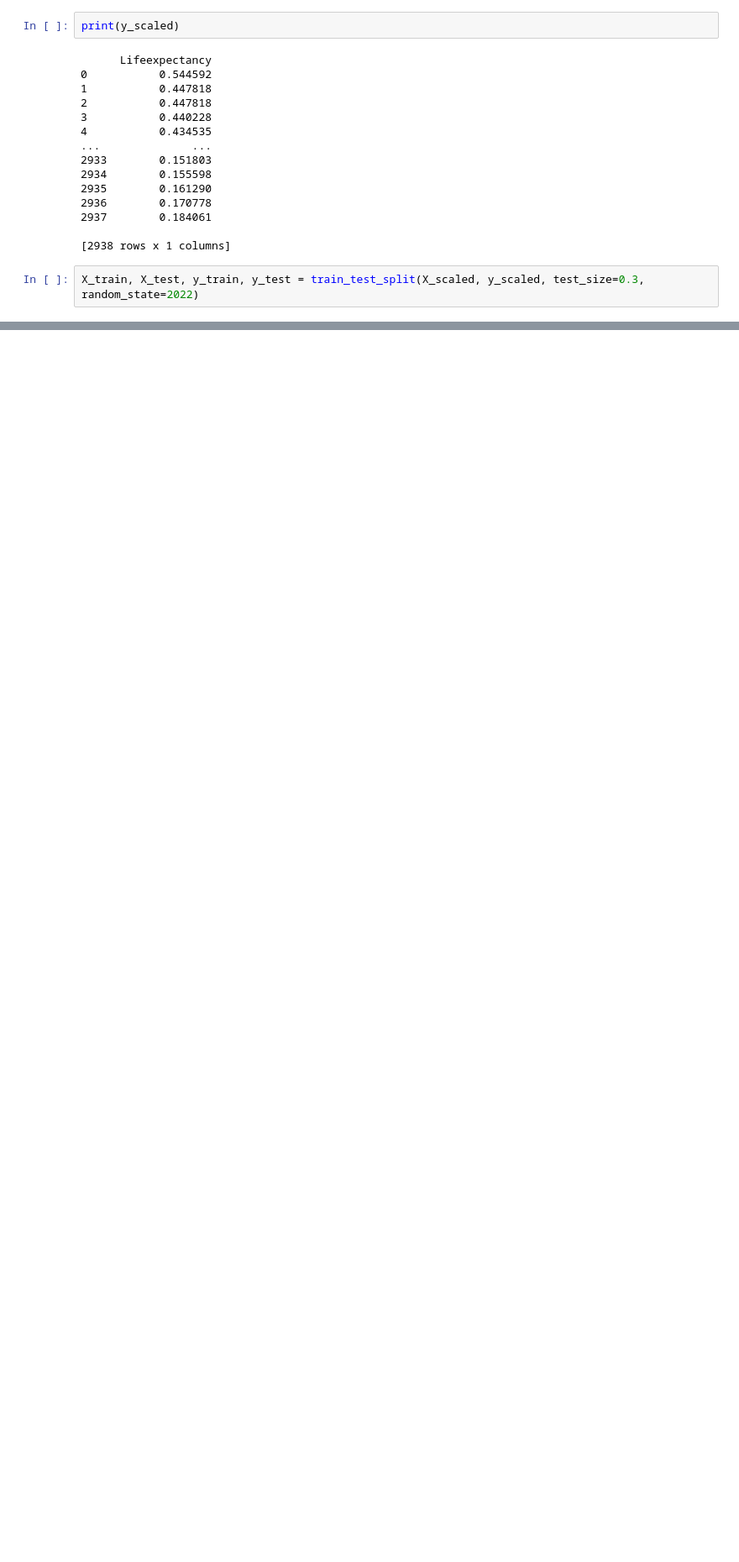
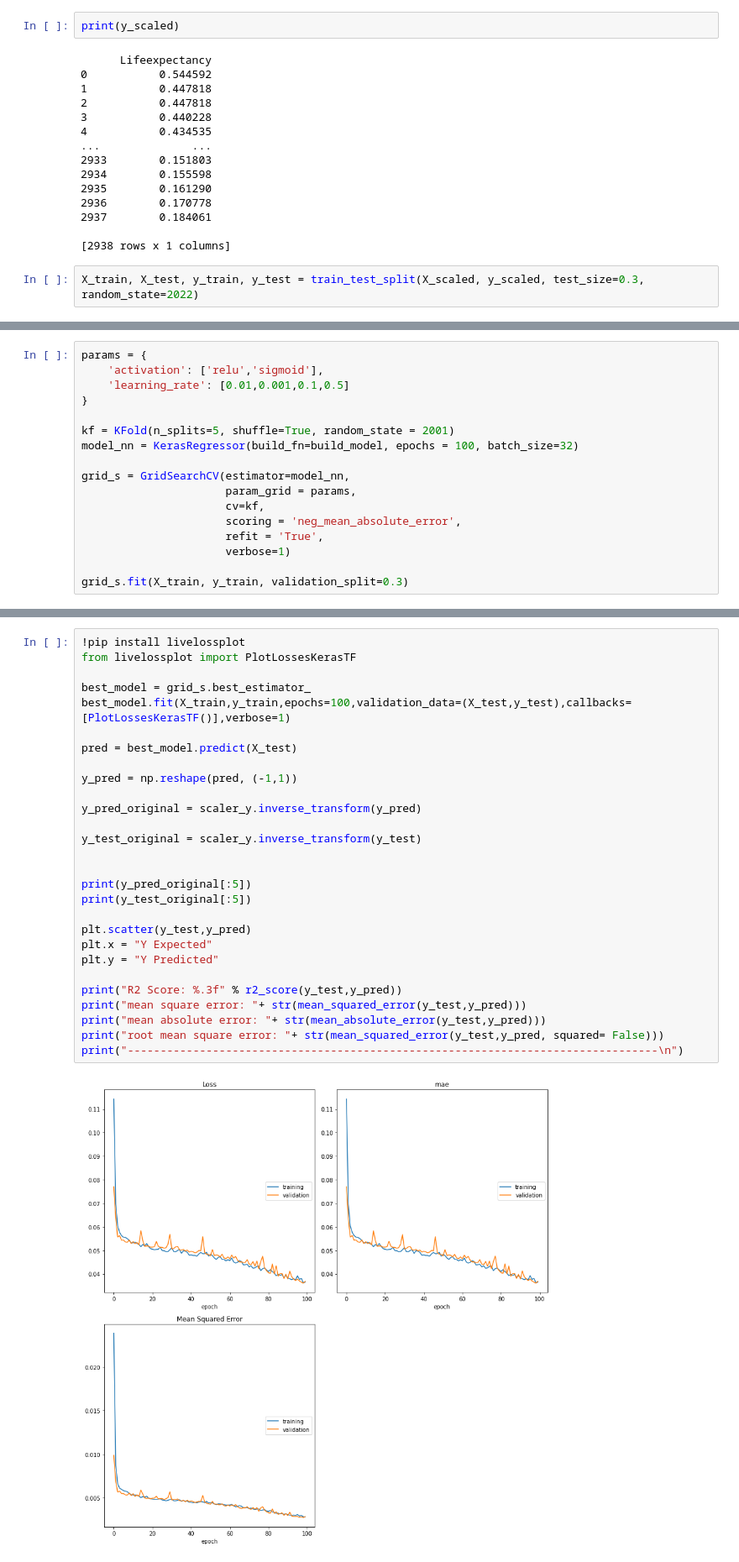
Before and after one commit to MarianaFilipa/DAA, a Jupyter notebook: Grupo_Tarefa/Grupo.ipynb, the cells around one changed output, grey strips where cells are left out. Shown at 84% size. Drawn from its saved outputs; the diff is of its cells as text; blank space fills up the shorter version.

```diff
--- a/Grupo_Tarefa/Grupo.ipynb
+++ b/Grupo_Tarefa/Grupo.ipynb
@@ -784,0 +763,17 @@ To enable them in other operations, rebuild TensorFlow with the appropriate comp
+# %%
+params = {
+    'activation': ['relu','sigmoid'],
+    'learning_rate': [0.01,0.001,0.1,0.5]
+}
+
+kf = KFold(n_splits=5, shuffle=True, random_state = 2001)
+model_nn = KerasRegressor(build_fn=build_model, epochs = 100, batch_size=32)
+
+grid_s = GridSearchCV(estimator=model_nn,
+                      param_grid = params,
+                      cv=kf,
+                      scoring = 'neg_mean_absolute_error',
+                      refit = 'True',
+                      verbose=1)
+
+grid_s.fit(X_train, y_train, validation_split=0.3)
@@ -784,0 +827,30 @@ To enable them in other operations, rebuild TensorFlow with the appropriate comp
+# %%
+!pip install livelossplot
+from livelossplot import PlotLossesKerasTF
+
+best_model = grid_s.best_estimator_
+best_model.fit(X_train,y_train,epochs=100,validation_data=(X_test,y_test),callbacks=[PlotLossesKerasTF()],verbose=1)
+
+pred = best_model.predict(X_test)
+
+y_pred = np.reshape(pred, (-1,1))
+
+y_pred_original = scaler_y.inverse_transform(y_pred)
+
+y_test_original = scaler_y.inverse_transform(y_test)
+
+
+print(y_pred_original[:5])
+print(y_test_original[:5])
+
+plt.scatter(y_test,y_pred)
+plt.x = "Y Expected"
+plt.y = "Y Predicted"
+
+print("R2 Score: %.3f" % r2_score(y_test,y_pred))
+print("mean square error: "+ str(mean_squared_error(y_test,y_pred)))
+print("mean absolute error: "+ str(mean_absolute_error(y_test,y_pred)))
+print("root mean square error: "+ str(mean_squared_error(y_test,y_pred, squared= False)))
+print("---------------------------------------------------------------------------------\n")
+# %% [output]
+[figure, added]
```
Also changed, not shown: parts of 11 cells of this notebook.
